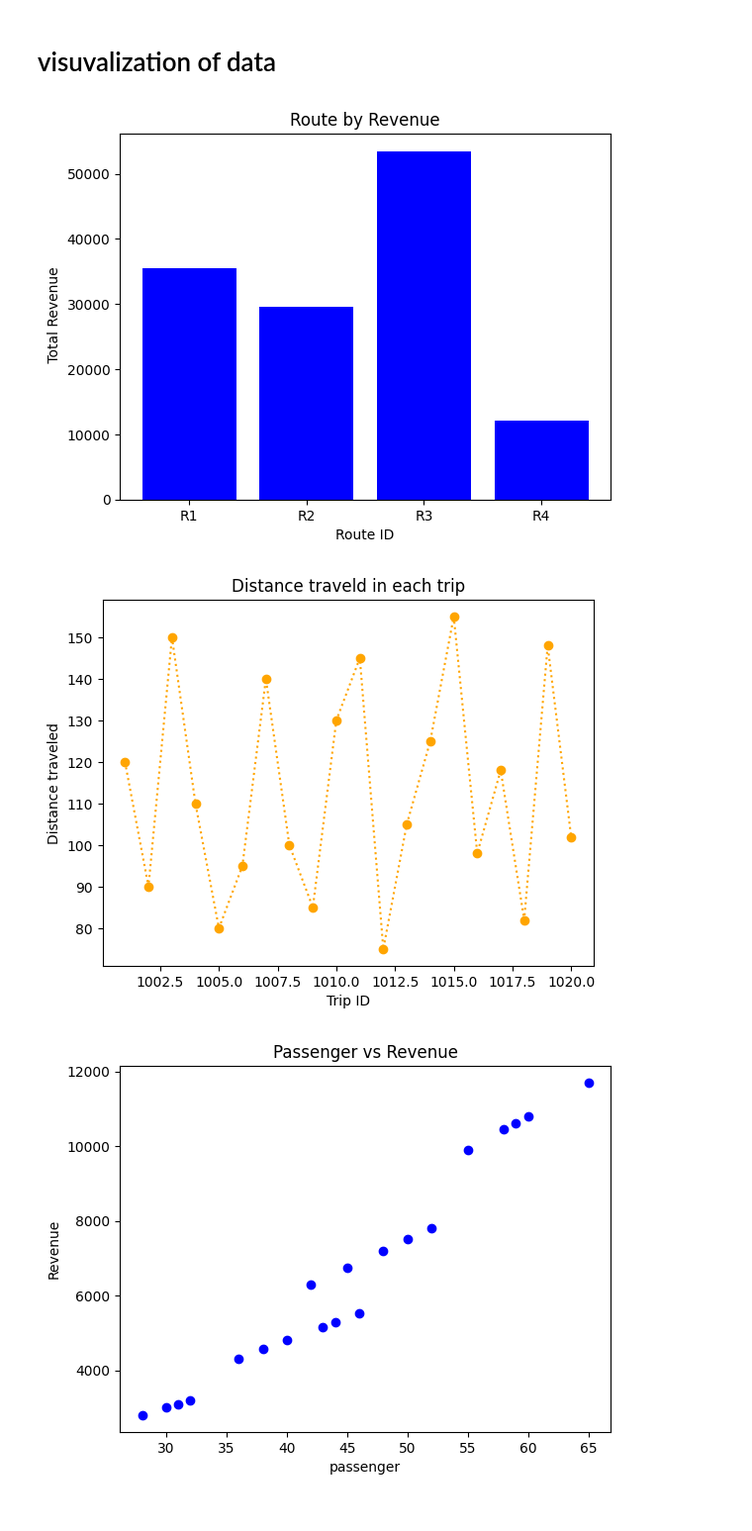
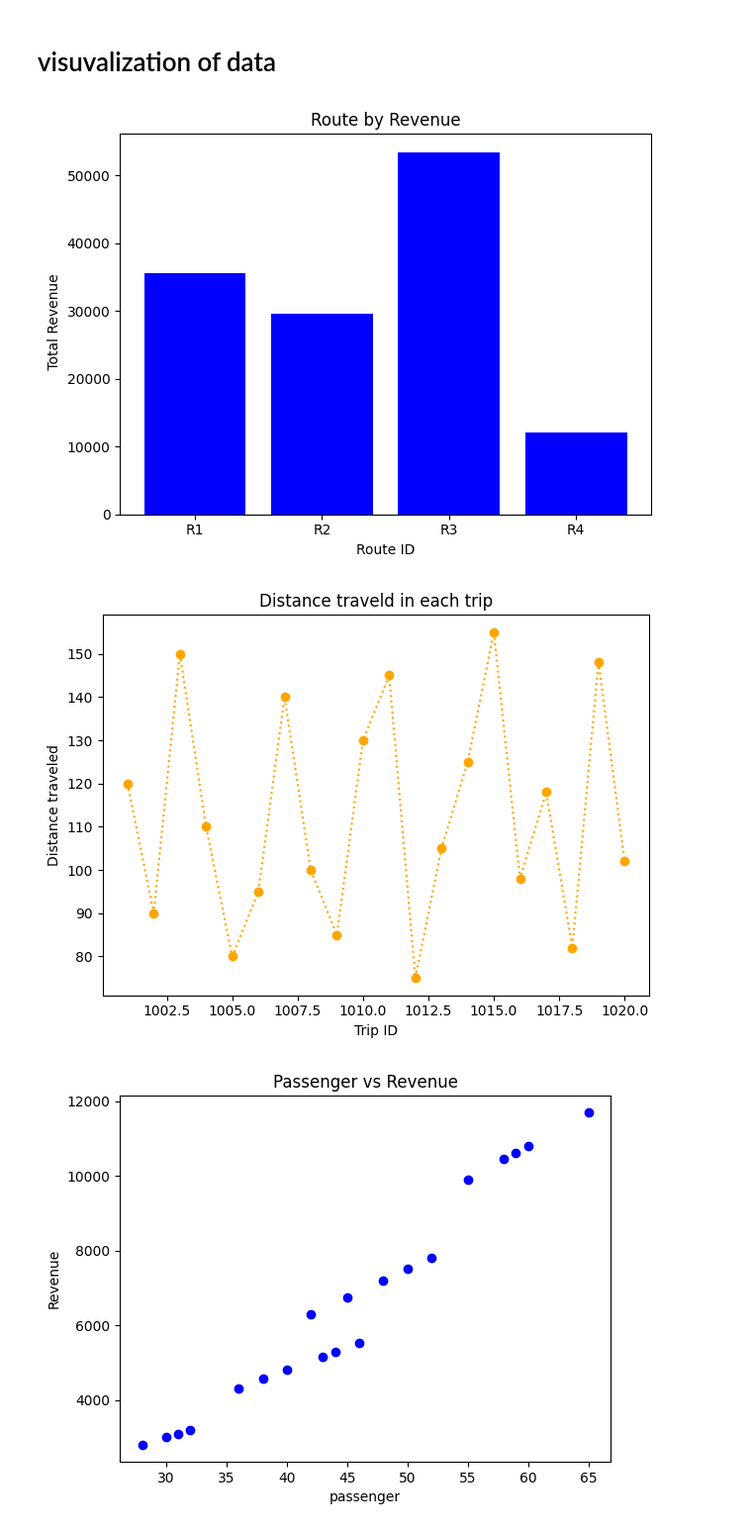
Before and after one commit to Engr-Jawad/Data-Science-Projects, a Jupyter notebook: Public_Bus_Route_Efficiency_Analysis/Public _Bus _Route _Efficiency _Analysis.ipynb, the cells around one changed output. Shown at 99% size. Saved outputs shown, nothing was run; the diff lists cells and outputs as text; code cells hidden in the pictures.

Commit message:
charts are save

```diff
--- a/Public_Bus_Route_Efficiency_Analysis/Public _Bus _Route _Efficiency _Analysis.ipynb
+++ b/Public_Bus_Route_Efficiency_Analysis/Public _Bus _Route _Efficiency _Analysis.ipynb
@@ -289,19 +289,23 @@ plt.bar(route_revenue.index,route_revenue.values,color="blue")
 plt.title("Route by Revenue")
 plt.xlabel("Route ID")
 plt.ylabel(" Total Revenue")
+plt.tight_layout()
+plt.savefig("Route_by_revenue.png",dpi=300,bbox_inches="tight")
 plt.show()
 # %% [output]
-[figure, old version]
+[figure, new version]
 # %%
 #Distance travelled in each trip
 plt.Figure(figsize=(7,5))
 plt.plot(df["Trip_ID"],df["Distance_km"],color="orange",marker="o",ls=":")
 plt.title("Distance traveld in each trip")
 plt.xlabel("Trip ID")
 plt.ylabel("Distance traveled")
+plt.tight_layout()
+plt.savefig("distance_traveld_in_each_trip.png",dpi=300,bbox_inches="tight")
 plt.show()
 # %% [output]
-[figure, old version]
+[figure, new version]
 # %%
 # Scatter Plot
 # Passengers vs Revenue
```
Also changed, not shown: parts of 1 cell of this notebook, 3 other files.
